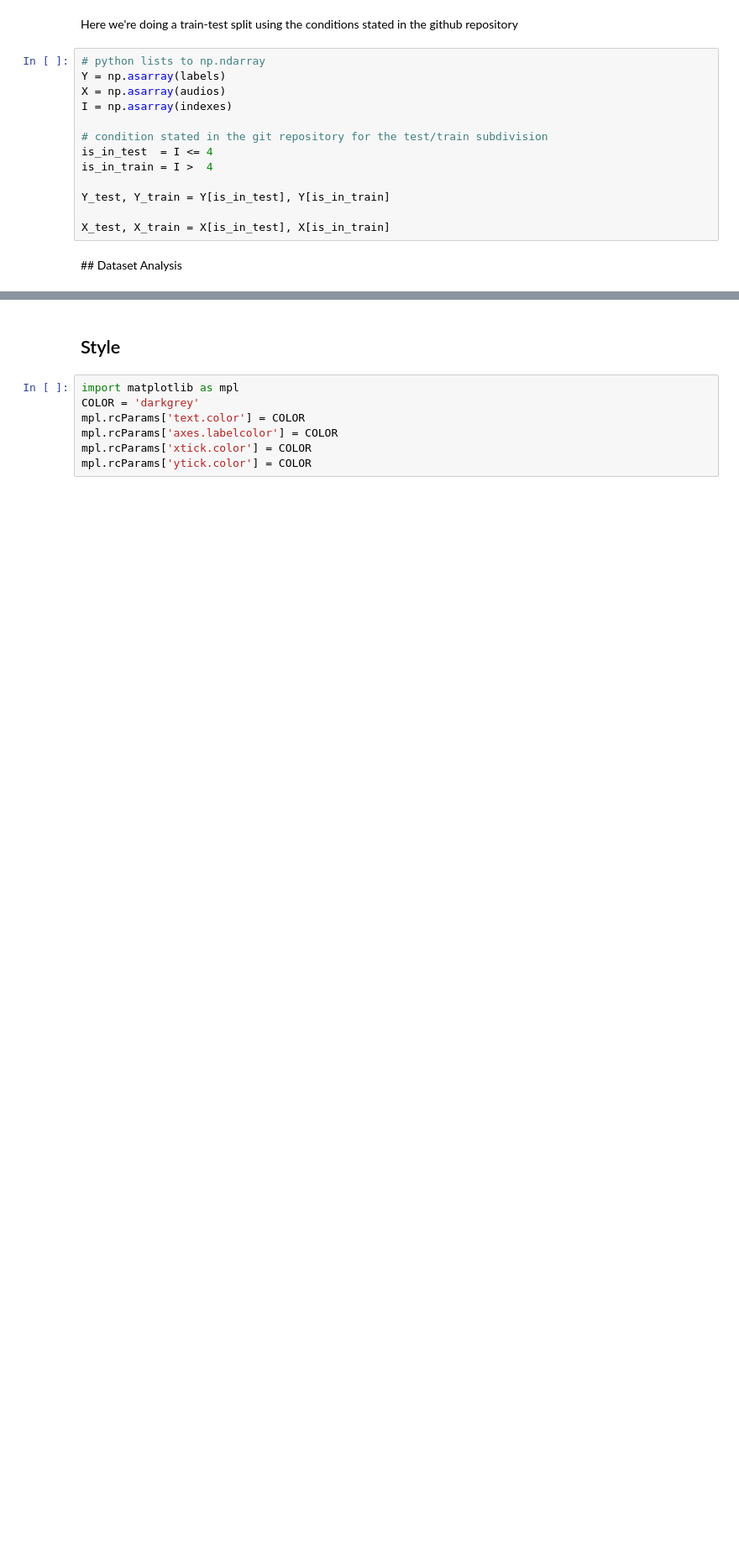
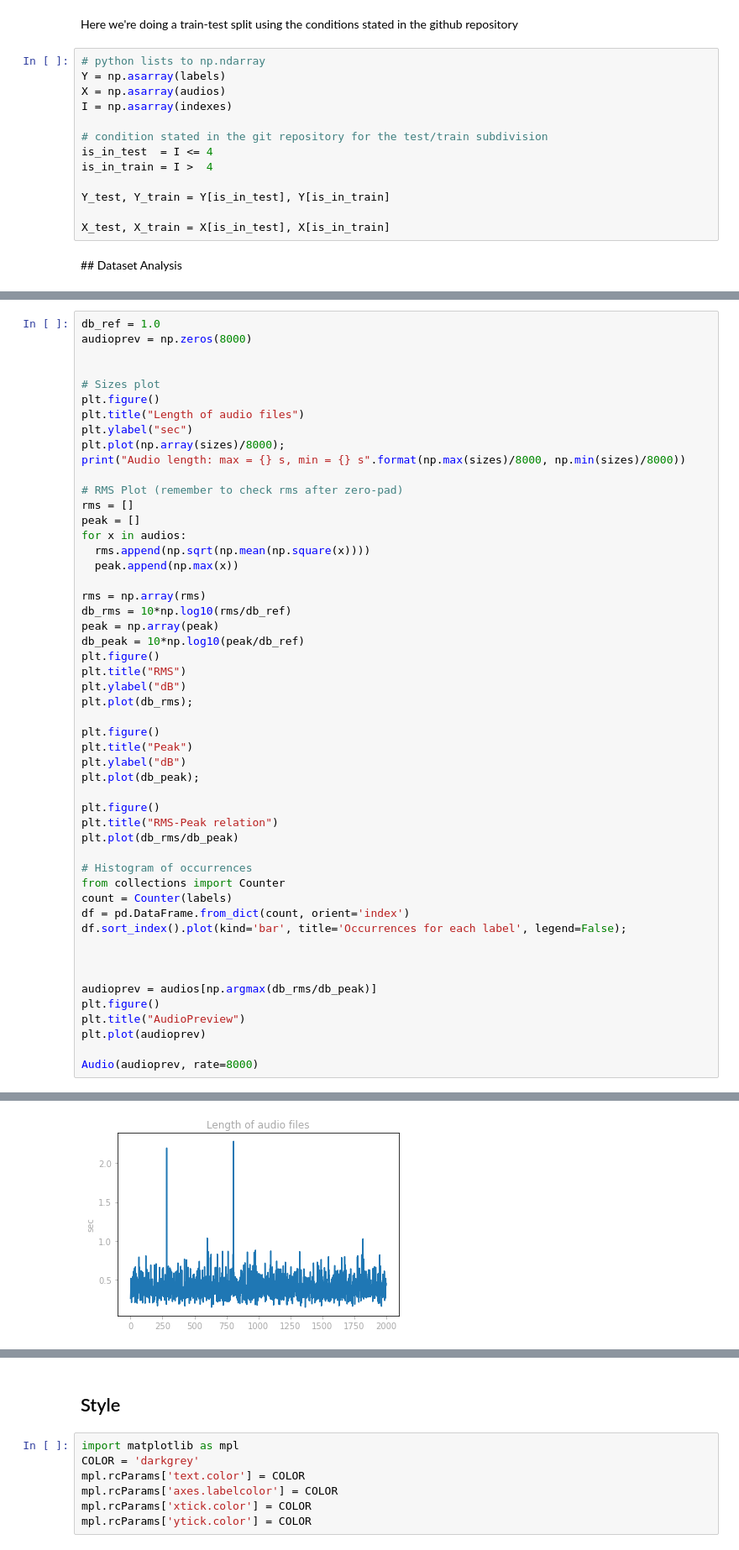
Before and after one commit to andreaco/SpokenDigitClassification, a Jupyter notebook: SpokenDigitClassification.ipynb, the cells around one changed output, grey strips where cells are left out. Shown at 84% size. Drawn from its saved outputs; the diff is of its cells as text; blank space fills up the shorter version.

Commit message:
Added some plots to analyse dataset

```diff
--- a/SpokenDigitClassification.ipynb
+++ b/SpokenDigitClassification.ipynb
@@ -101,0 +91,52 @@ Audio length: max = 18262, min = 1148
+# %%
+db_ref = 1.0
+audioprev = np.zeros(8000)
+
+
+# Sizes plot
+plt.figure()
+plt.title("Length of audio files")
+plt.ylabel("sec")
+plt.plot(np.array(sizes)/8000);
+print("Audio length: max = {} s, min = {} s".format(np.max(sizes)/8000, np.min(sizes)/8000))
+
+# RMS Plot (remember to check rms after zero-pad)
+rms = []
+peak = []
+for x in audios:
+  rms.append(np.sqrt(np.mean(np.square(x))))
+  peak.append(np.max(x))
+
+rms = np.array(rms)
+db_rms = 10*np.log10(rms/db_ref)
+peak = np.array(peak)
+db_peak = 10*np.log10(peak/db_ref)
+plt.figure()
+plt.title("RMS")
+plt.ylabel("dB")
+plt.plot(db_rms);
+
+plt.figure()
+plt.title("Peak")
+plt.ylabel("dB")
+plt.plot(db_peak);
+
+plt.figure()
+plt.title("RMS-Peak relation")
+plt.plot(db_rms/db_peak)
+
+# Histogram of occurrences
+from collections import Counter
+count = Counter(labels)
+df = pd.DataFrame.from_dict(count, orient='index')
+df.sort_index().plot(kind='bar', title='Occurrences for each label', legend=False);
+
+
+
+audioprev = audios[np.argmax(db_rms/db_peak)]
+plt.figure()
+plt.title("AudioPreview")
+plt.plot(audioprev)
+
+Audio(audioprev, rate=8000)
+# %% [output]
@@ -101,0 +145 @@ Audio length: max = 18262, min = 1148
+[figure, added]
```
Also changed, not shown: parts of 5 cells of this notebook.
